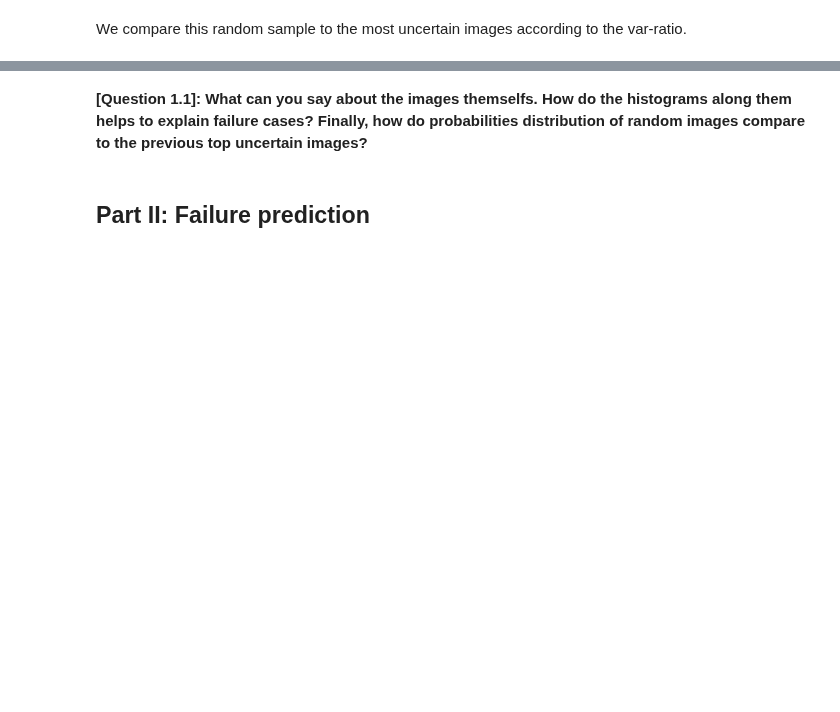
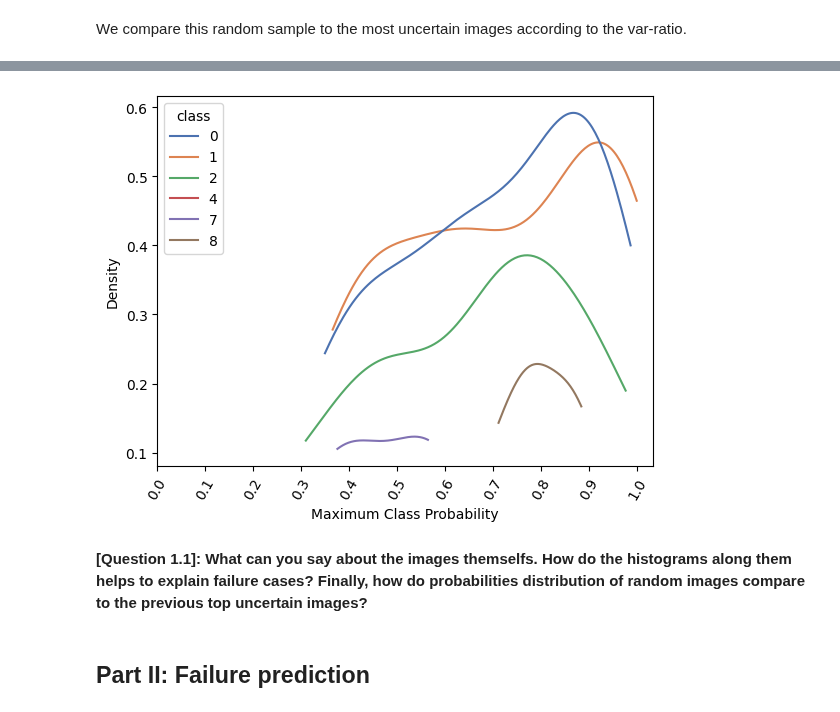
Before and after one commit to CharlesAttend/M2-DAC, a Jupyter notebook: RDFIA/TME/Section3/3_c_Uncertainty_Applications.ipynb, the cells around one changed output, grey strips where cells are left out. Saved outputs shown, nothing was run; the diff lists cells and outputs as text; code cells hidden in the pictures; blank space fills up the shorter version.

```diff
--- a/RDFIA/TME/Section3/3_c_Uncertainty_Applications.ipynb
+++ b/RDFIA/TME/Section3/3_c_Uncertainty_Applications.ipynb
@@ -460,3 +471,9 @@ ax1.hist(mc_samples[idx].max(1)[0], bins=np.arange(0, 1.1, 0.1))
+# %%
+sns.kdeplot(df, x="Maximum Class Probability", hue="class", cut=0, palette="deep")
+_ = plt.xticks(np.arange(0, 1.1, 0.1), rotation=60)
+plt.savefig("figs/3c/MCP_kdeplot.pdf", dpi=100, bbox_inches="tight")
+# %% [output]
+[figure, added]
 # %% [markdown]
 **[Question 1.1]: What can you say about the images themselfs. How do the histograms along them helps to explain failure cases? Finally, how do probabilities distribution of random images compare to the previous top uncertain images?**
 # %% [markdown]
```
Also changed, not shown: parts of 8 cells of this notebook, 10 other files.
